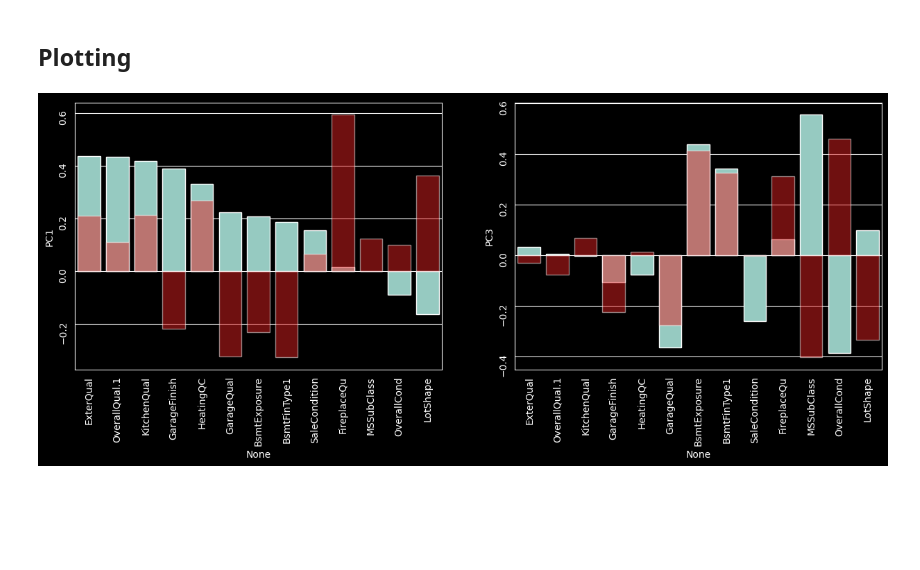
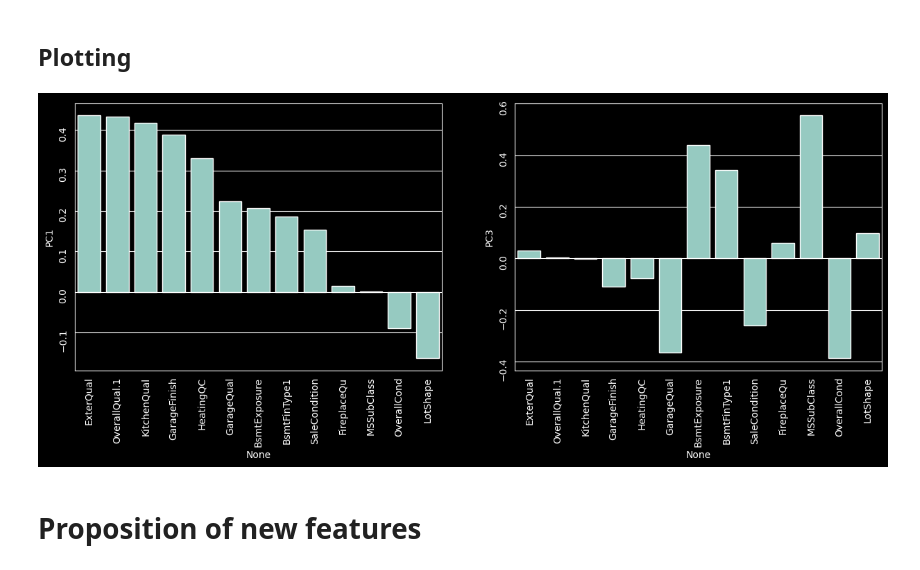
Before and after one commit to xXKeNdAmAmAsTeRXx/House_Prices_project, a Jupyter notebook: 3.2_EDA_ordinal.ipynb, the cells around one changed output. Cells and saved outputs as stored; diff of their text form; code cells hidden in the pictures; blank space fills up the shorter version.

Commit message:
plot only PC1 and PC3

```diff
--- a/3.2_EDA_ordinal.ipynb
+++ b/3.2_EDA_ordinal.ipynb
@@ -165,14 +165,16 @@ df_PCA
 # %%
 fig, ax = plt.subplots(1,2, figsize = (15,5))
 ax=ax.flatten()
 sns.barplot(data = df_PCA, x=df_PCA.index, y='PC1', ax=ax[0])
-sns.barplot(data = df_PCA, x=df_PCA.index, y='PC2', alpha=0.5, color= 'red', ax=ax[0])
+# sns.barplot(data = df_PCA, x=df_PCA.index, y='PC2', alpha=0.5, color= 'red', ax=ax[0])
 ax[0].tick_params(rotation=90)
 
 
 sns.barplot(data = df_PCA, x=df_PCA.index, y='PC3', ax=ax[1])
-sns.barplot(data = df_PCA, x=df_PCA.index, y='PC4', alpha=0.5, color= 'red', ax=ax[1])
+# sns.barplot(data = df_PCA, x=df_PCA.index, y='PC4', alpha=0.5, color= 'red', ax=ax[1])
 ax[1].tick_params(rotation=90)
 plt.show()
 # %% [output]
-[figure, old version]
+[figure, new version]
+# %% [markdown]
+# Proposition of new features
```
Also changed, not shown: parts of 1 cell of this notebook.
